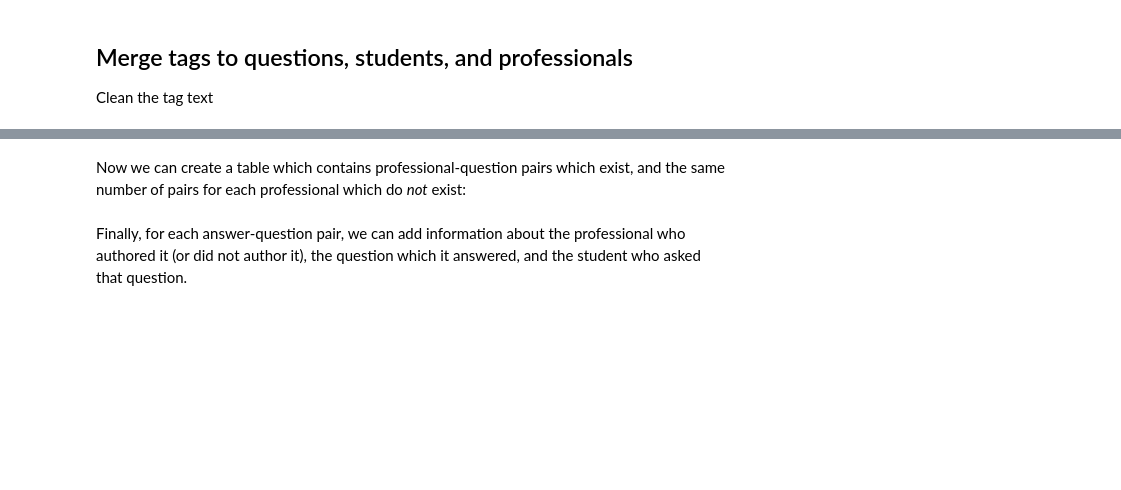
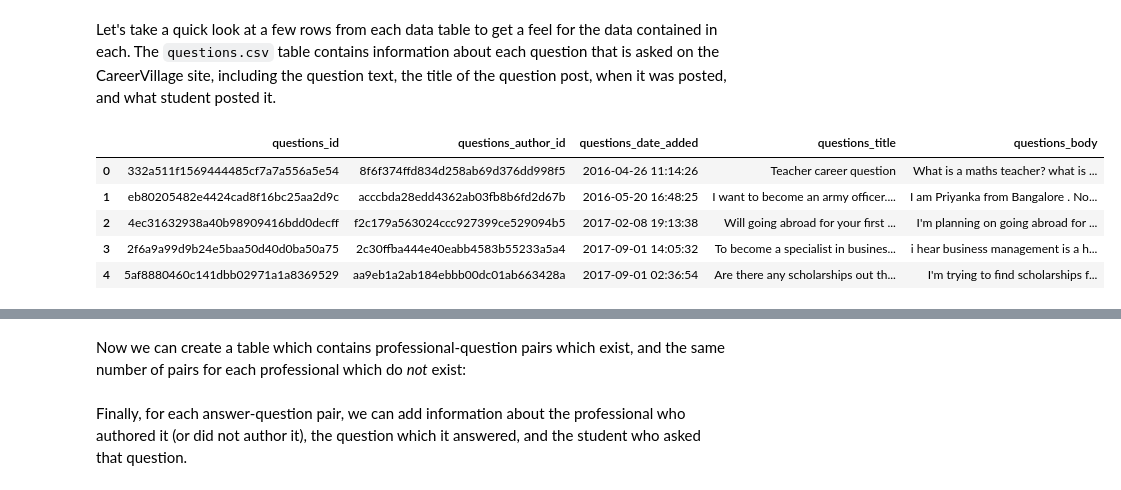
Before and after one commit to brendanhasz/career-village, a Jupyter notebook: CareerVillageQuestionRecommender.ipynb, the cells around one changed output, grey strips where cells are left out. Drawn from its saved outputs; the diff is of its cells as text; code cells hidden in the pictures; blank space fills up the shorter version.

```diff
--- a/CareerVillageQuestionRecommender.ipynb
+++ b/CareerVillageQuestionRecommender.ipynb
@@ -118,7 +129,14 @@ datetime_cols = {
 for df, col in datetime_cols.items():
     dfs[df][col] = pd.to_datetime(dfs[df][col].str.slice(0, 19),
                                   format='%Y-%m-%d %H:%M:%S')
-# %% [markdown]
-## Merge tags to questions, students, and professionals
-
-Clean the tag text
+# %% [markdown]
+Let's take a quick look at a few rows from each data table to get a feel for the data contained in each.  The `questions.csv` table contains information about each question that is asked on the CareerVillage site, including the question text, the title of the question post, when it was posted, and what student posted it.
+# %%
+dfs['questions'].head()
+# %% [output]
+|  | questions_id | questions_author_id | questions_date_added | questions_title | questions_body |
+| 0 | 332a511f1569444485cf7a7a556a5e54 | 8f6f374ffd834d258ab69d376dd998f5 | 2016-04-26 11:14:26 | Teacher career question | What is a maths teacher? what is ... |
+| 1 | eb80205482e4424cad8f16bc25aa2d9c | acccbda28edd4362ab03fb8b6fd2d67b | 2016-05-20 16:48:25 | I want to become an army officer.... | I am Priyanka from Bangalore . No... |
+| 2 | 4ec31632938a40b98909416bdd0decff | f2c179a563024ccc927399ce529094b5 | 2017-02-08 19:13:38 | Will going abroad for your first ... | I'm planning on going abroad for ... |
+| 3 | 2f6a9a99d9b24e5baa50d40d0ba50a75 | 2c30ffba444e40eabb4583b55233a5a4 | 2017-09-01 14:05:32 | To become a specialist in busines... | i hear business management is a h... |
+| 4 | 5af8880460c141dbb02971a1a8369529 | aa9eb1a2ab184ebbb00dc01ab663428a | 2017-09-01 02:36:54 | Are there any scholarships out th... | I'm trying to find scholarships f... |
```
Also changed, not shown: parts of 121 cells of this notebook.
